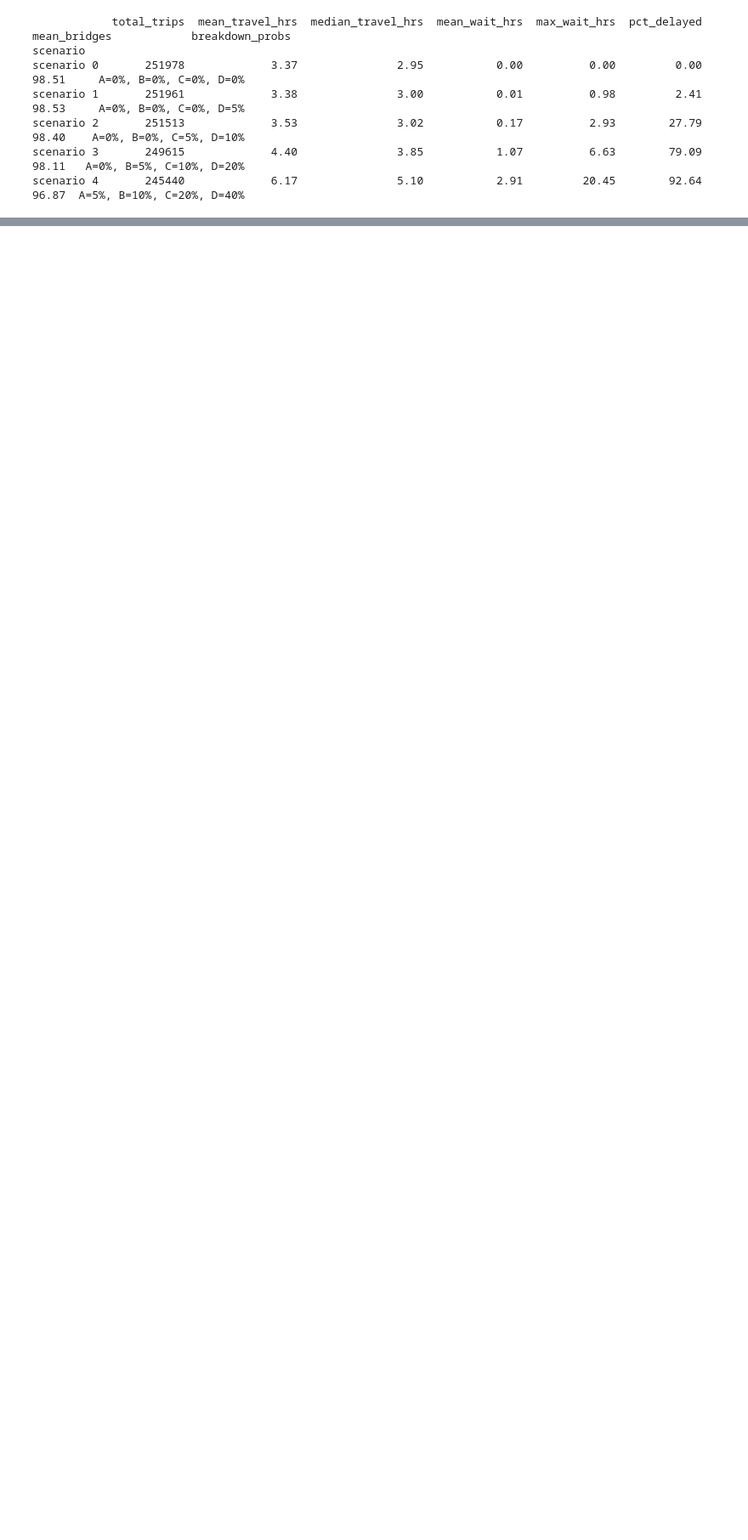
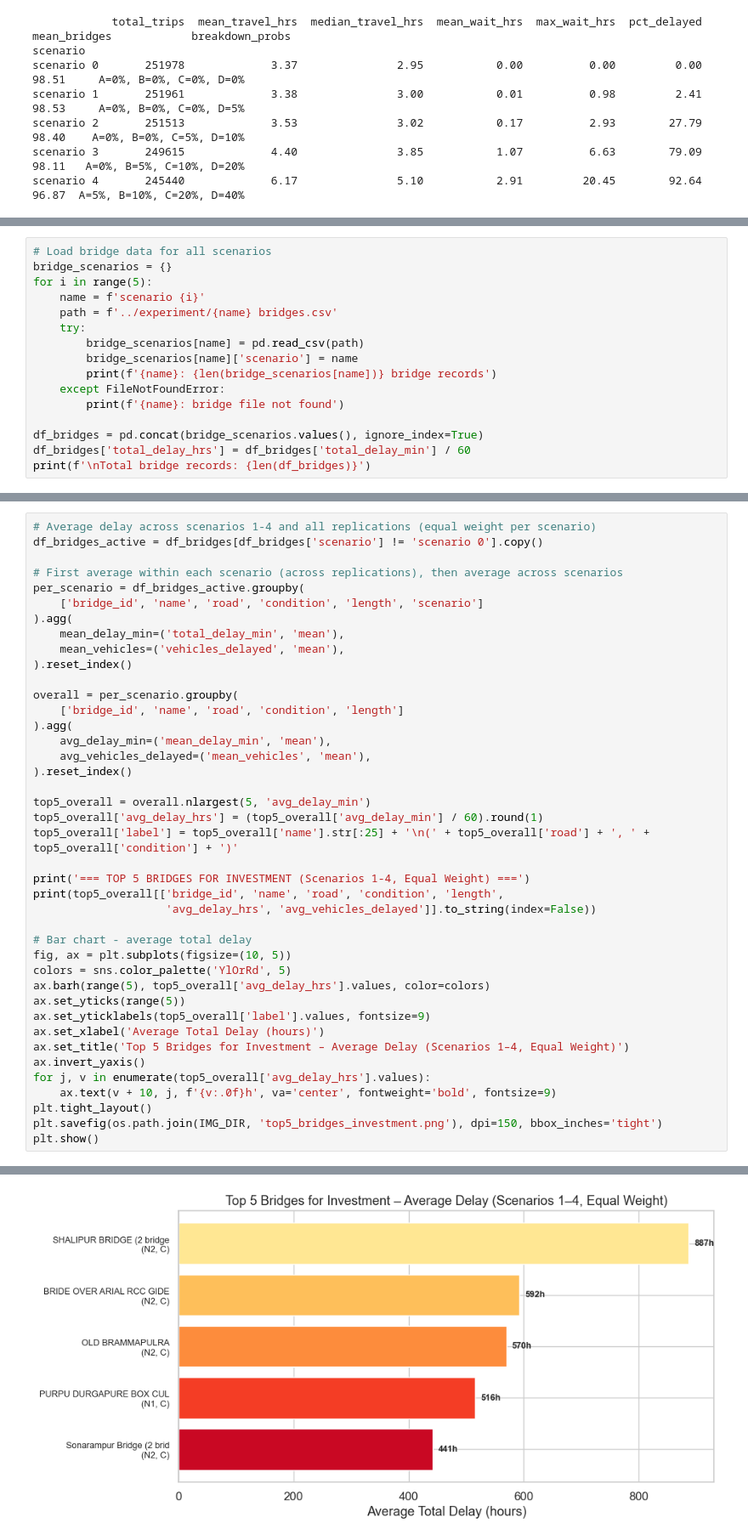
Before and after one commit to taufik-my/ASIM_Team14, a Jupyter notebook: EPA133a-G14-A3/notebook/experiment_analysis.ipynb, the cells around one changed output, grey strips where cells are left out. Shown at 85% size. Drawn from its saved outputs; the diff is of its cells as text; blank space fills up the shorter version.

```diff
--- a/EPA133a-G14-A3/notebook/experiment_analysis.ipynb
+++ b/EPA133a-G14-A3/notebook/experiment_analysis.ipynb
@@ -242,0 +269,16 @@ scenario 4       245440             6.17               5.10           2.91
+# %%
+# Load bridge data for all scenarios
+bridge_scenarios = {}
+for i in range(5):
+    name = f'scenario {i}'
+    path = f'../experiment/{name} bridges.csv'
+    try:
+        bridge_scenarios[name] = pd.read_csv(path)
+        bridge_scenarios[name]['scenario'] = name
+        print(f'{name}: {len(bridge_scenarios[name])} bridge records')
+    except FileNotFoundError:
+        print(f'{name}: bridge file not found')
+
+df_bridges = pd.concat(bridge_scenarios.values(), ignore_index=True)
+df_bridges['total_delay_hrs'] = df_bridges['total_delay_min'] / 60
+print(f'\nTotal bridge records: {len(df_bridges)}')
@@ -242,0 +331,42 @@ scenario 4       245440             6.17               5.10           2.91
+# %%
+# Average delay across scenarios 1-4 and all replications (equal weight per scenario)
+df_bridges_active = df_bridges[df_bridges['scenario'] != 'scenario 0'].copy()
+
+# First average within each scenario (across replications), then average across scenarios
+per_scenario = df_bridges_active.groupby(
+    ['bridge_id', 'name', 'road', 'condition', 'length', 'scenario']
+).agg(
+    mean_delay_min=('total_delay_min', 'mean'),
+    mean_vehicles=('vehicles_delayed', 'mean'),
+).reset_index()
+
+overall = per_scenario.groupby(
+    ['bridge_id', 'name', 'road', 'condition', 'length']
+).agg(
+    avg_delay_min=('mean_delay_min', 'mean'),
+    avg_vehicles_delayed=('mean_vehicles', 'mean'),
+).reset_index()
+
+top5_overall = overall.nlargest(5, 'avg_delay_min')
+top5_overall['avg_delay_hrs'] = (top5_overall['avg_delay_min'] / 60).round(1)
+top5_overall['label'] = top5_overall['name'].str[:25] + '\n(' + top5_overall['road'] + ', ' + top5_overall['condition'] + ')'
+
+print('=== TOP 5 BRIDGES FOR INVESTMENT (Scenarios 1-4, Equal Weight) ===')
+print(top5_overall[['bridge_id', 'name', 'road', 'condition', 'length',
+                    'avg_delay_hrs', 'avg_vehicles_delayed']].to_string(index=False))
+
+# Bar chart - average total delay
+fig, ax = plt.subplots(figsize=(10, 5))
+colors = sns.color_palette('YlOrRd', 5)
+ax.barh(range(5), top5_overall['avg_delay_hrs'].values, color=colors)
+ax.set_yticks(range(5))
+ax.set_yticklabels(top5_overall['label'].values, fontsize=9)
+ax.set_xlabel('Average Total Delay (hours)')
+ax.set_title('Top 5 Bridges for Investment – Average Delay (Scenarios 1–4, Equal Weight)')
+ax.invert_yaxis()
+for j, v in enumerate(top5_overall['avg_delay_hrs'].values):
+    ax.text(v + 10, j, f'{v:.0f}h', va='center', fontweight='bold', fontsize=9)
+plt.tight_layout()
+plt.savefig(os.path.join(IMG_DIR, 'top5_bridges_investment.png'), dpi=150, bbox_inches='tight')
+plt.show()
+# %% [output]
@@ -242,0 +380 @@ scenario 4       245440             6.17               5.10           2.91
+[figure, added]
```
Also changed, not shown: parts of 12 cells of this notebook, 15 other files.
